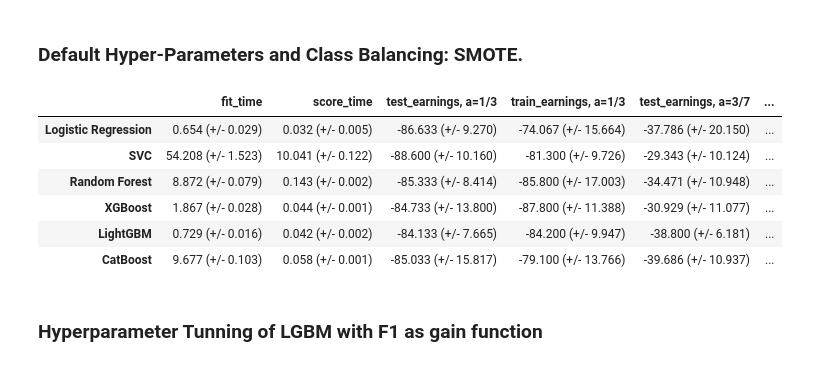
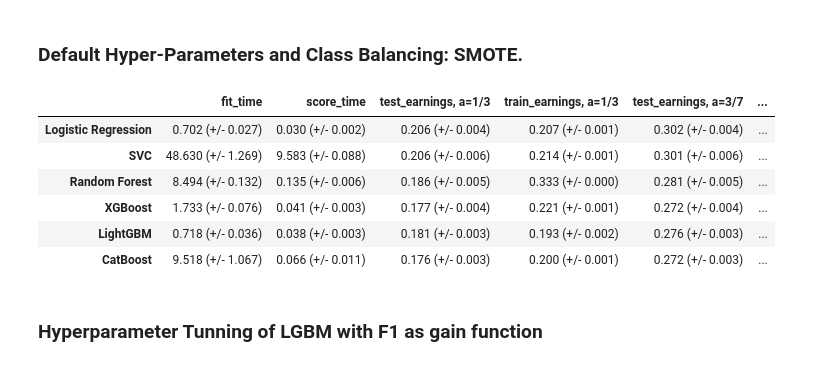
Before and after one commit to RamiroMejia/Default_Credit_Cards, a Jupyter notebook: notebook/Credit_card_default-custom score - StaticGraphs.ipynb, the cells around one changed output. Saved outputs shown, nothing was run; the diff lists cells and outputs as text; code cells hidden in the pictures.

```diff
--- a/notebook/Credit_card_default-custom score - StaticGraphs.ipynb
+++ b/notebook/Credit_card_default-custom score - StaticGraphs.ipynb
@@ -490,20 +481,0 @@ fig;
-# %%
-f, ax = plt.subplots(figsize=(8, 8))
-
-for k, m in models.items():
-
-    if (k == "Random Forest" or k == "SVC"):
-        continue
-
-    pipe = make_pipeline(preprocessor, m)
-    pipe.fit(X_train, y_train);
-
-    precision, recall, thresholds = precision_recall_curve(
-        y_train, pipe.predict_proba(X_train)[:, 1])
-
-    plt.plot(precision, recall, label=k)
-
-plt.title("Precision Recall Curves")
-plt.xlabel("Precision")
-plt.ylabel("Recall")
-plt.legend(loc="best");
@@ -535,23 +505,27 @@ plt.legend(loc="best");
 ### Default Hyper-Parameters and Class Balancing: SMOTE.
 # %%
 results_smote = {}
+preds_smote = {}
 for name, model in models.items():
     pipe = make_imb_pipeline(preprocessor,
                              SMOTE(),
                              model)
-    results_smote[name] = mean_std_cross_val_scores(
+    tmp = mean_std_cross_val_scores(
         pipe, X_train, y_train, return_train_score=True, scoring=scoring
     )
-
-pd.DataFrame(results_smote).T
+    results_smote[name] = tmp[0]
+    preds_smote[name] = tmp[1]
-# %% [output]
-|  | fit_time | score_time | test_earnings, a=1/3 | train_earnings, a=1/3 | test_earnings, a=3/7 | ... |
-| Logistic Regression | 0.654 (+/- 0.029) | 0.032 (+/- 0.005) | -86.633 (+/- 9.270) | -74.067 (+/- 15.664) | -37.786 (+/- 20.150) | ... |
-| SVC | 54.208 (+/- 1.523) | 10.041 (+/- 0.122) | -88.600 (+/- 10.160) | -81.300 (+/- 9.726) | -29.343 (+/- 10.124) | ... |
-| Random Forest | 8.872 (+/- 0.079) | 0.143 (+/- 0.002) | -85.333 (+/- 8.414) | -85.800 (+/- 17.003) | -34.471 (+/- 10.948) | ... |
-| XGBoost | 1.867 (+/- 0.028) | 0.044 (+/- 0.001) | -84.733 (+/- 13.800) | -87.800 (+/- 11.388) | -30.929 (+/- 11.077) | ... |
-| LightGBM | 0.729 (+/- 0.016) | 0.042 (+/- 0.002) | -84.133 (+/- 7.665) | -84.200 (+/- 9.947) | -38.800 (+/- 6.181) | ... |
-| CatBoost | 9.677 (+/- 0.103) | 0.058 (+/- 0.001) | -85.033 (+/- 15.817) | -79.100 (+/- 13.766) | -39.686 (+/- 10.937) | ... |
+# %%
+results_3_3 = pd.DataFrame(results_smote).T
+results_3_3
+# %% [output]
+|  | fit_time | score_time | test_earnings, a=1/3 | train_earnings, a=1/3 | test_earnings, a=3/7 | ... |
+| Logistic Regression | 0.702 (+/- 0.027) | 0.030 (+/- 0.002) | 0.206 (+/- 0.004) | 0.207 (+/- 0.001) | 0.302 (+/- 0.004) | ... |
+| SVC | 48.630 (+/- 1.269) | 9.583 (+/- 0.088) | 0.206 (+/- 0.006) | 0.214 (+/- 0.001) | 0.301 (+/- 0.006) | ... |
+| Random Forest | 8.494 (+/- 0.132) | 0.135 (+/- 0.006) | 0.186 (+/- 0.005) | 0.333 (+/- 0.000) | 0.281 (+/- 0.005) | ... |
+| XGBoost | 1.733 (+/- 0.076) | 0.041 (+/- 0.003) | 0.177 (+/- 0.004) | 0.221 (+/- 0.001) | 0.272 (+/- 0.004) | ... |
+| LightGBM | 0.718 (+/- 0.036) | 0.038 (+/- 0.003) | 0.181 (+/- 0.003) | 0.193 (+/- 0.002) | 0.276 (+/- 0.003) | ... |
+| CatBoost | 9.518 (+/- 1.067) | 0.066 (+/- 0.011) | 0.176 (+/- 0.003) | 0.200 (+/- 0.001) | 0.272 (+/- 0.003) | ... |
 # %% [markdown]
 ### Hyperparameter Tunning of LGBM with F1 as gain function
 # %%
```
Also changed, not shown: parts of 47 cells of this notebook, 1 other file.
